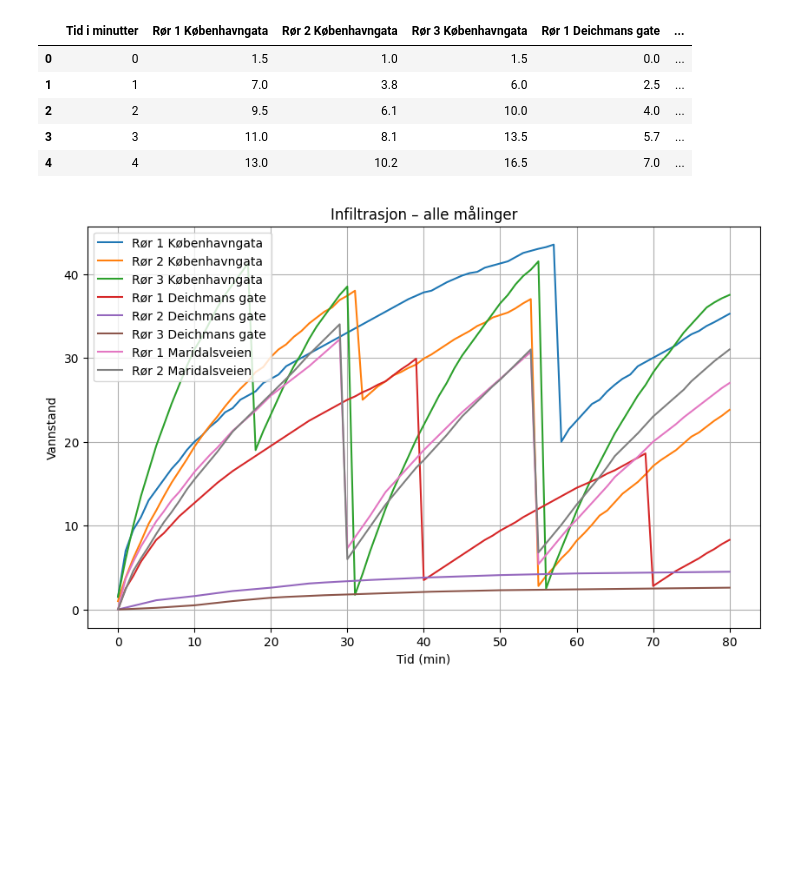
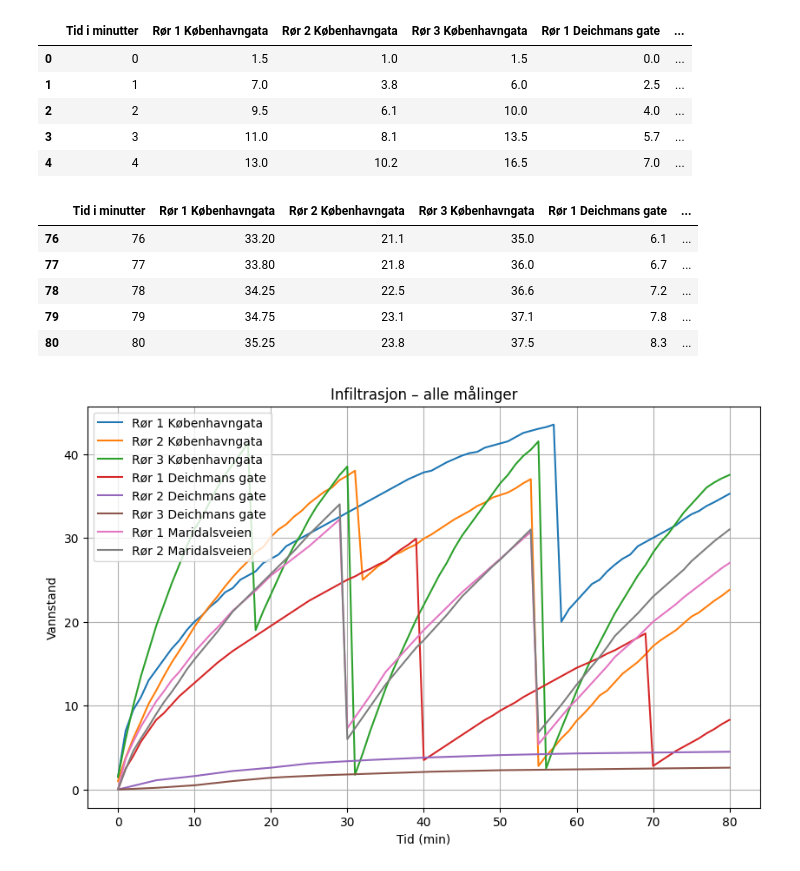
Before and after one commit to jsandtangen/Bachelor, a Jupyter notebook: notebook.ipynb, the cells around one changed output. Cells and saved outputs as stored; diff of their text form; code cells hidden in the pictures; blank space fills up the shorter version.

```diff
--- a/notebook.ipynb
+++ b/notebook.ipynb
@@ -20 +18,10 @@ import matplotlib.pyplot as plt
+# %%
+df.tail()
+# %% [output]
+|  | Tid i minutter | Rør 1 Københavngata | Rør 2 Københavngata | Rør 3 Københavngata | Rør 1 Deichmans gate | ... |
+| 76 | 76 | 33.20 | 21.1 | 35.0 | 6.1 | ... |
+| 77 | 77 | 33.80 | 21.8 | 36.0 | 6.7 | ... |
+| 78 | 78 | 34.25 | 22.5 | 36.6 | 7.2 | ... |
+| 79 | 79 | 34.75 | 23.1 | 37.1 | 7.8 | ... |
+| 80 | 80 | 35.25 | 23.8 | 37.5 | 8.3 | ... |
 # %%
```
Also changed, not shown: parts of 11 cells of this notebook.
